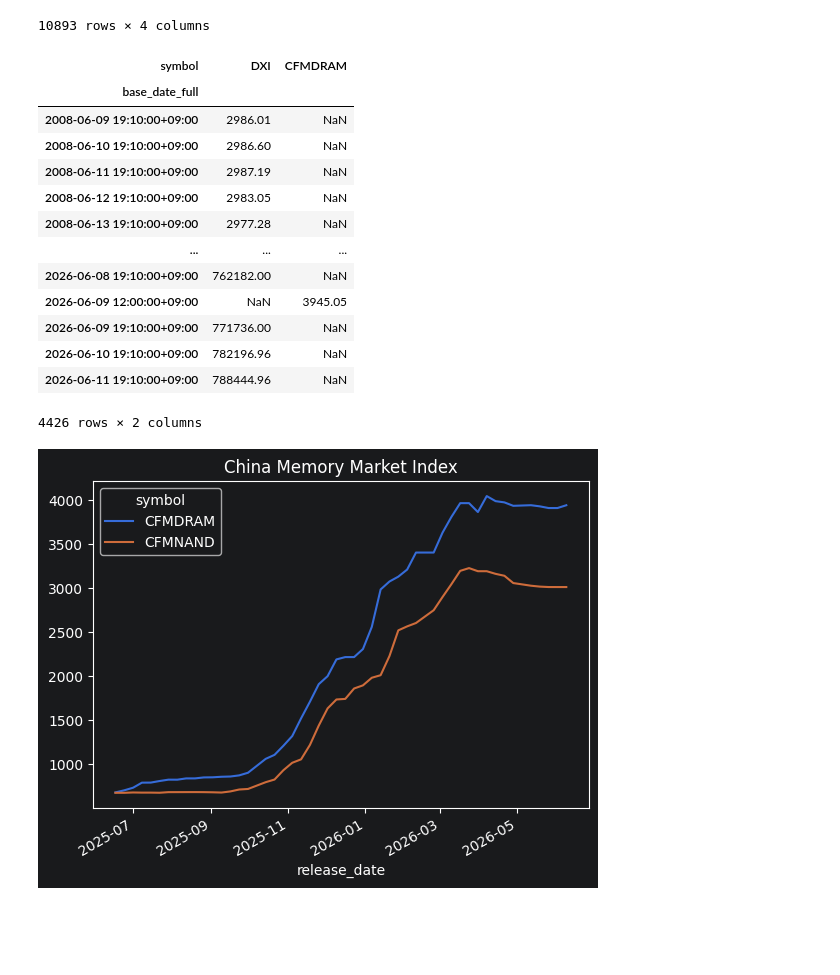
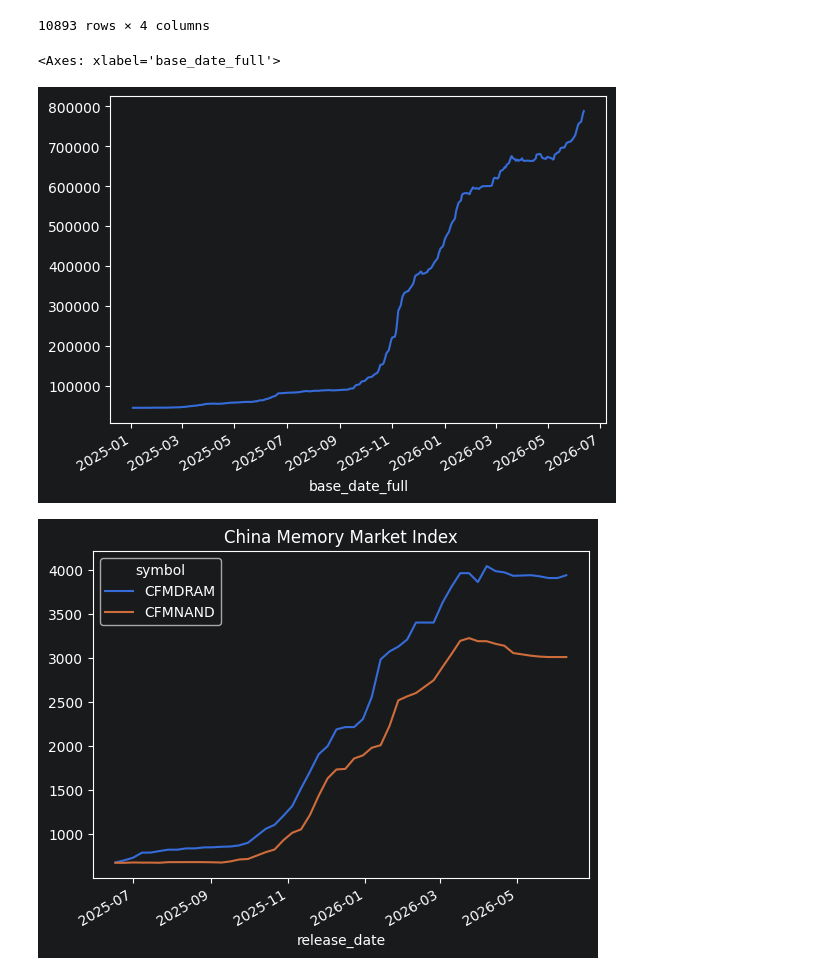
Before and after one commit to Tommylee1013/FinancialData, a Jupyter notebook: Notes/data_valid.ipynb, the cells around one changed output. Cells and saved outputs as stored; diff of their text form; code cells hidden in the pictures; blank space fills up the shorter version.

```diff
--- a/Notes/data_valid.ipynb
+++ b/Notes/data_valid.ipynb
@@ -276,25 +292,15 @@ industry = IndustryService(
     db_path = '../database/alternative_data.duckdb'
 )
 # %%
-industry.get_series(
+sam_ind = industry.get_series(
     symbols = ['DXI','CFMDRAM'],
     full_data = True
 )
-# %% [output]
-| symbol | DXI | CFMDRAM |
-| base_date_full |  |  |
-| 2008-06-09 19:10:00+09:00 | 2986.01 | NaN |
-| 2008-06-10 19:10:00+09:00 | 2986.60 | NaN |
-| 2008-06-11 19:10:00+09:00 | 2987.19 | NaN |
-| 2008-06-12 19:10:00+09:00 | 2983.05 | NaN |
-| 2008-06-13 19:10:00+09:00 | 2977.28 | NaN |
-| ... | ... | ... |
-| 2026-06-08 19:10:00+09:00 | 762182.00 | NaN |
-| 2026-06-09 12:00:00+09:00 | NaN | 3945.05 |
-| 2026-06-09 19:10:00+09:00 | 771736.00 | NaN |
-| 2026-06-10 19:10:00+09:00 | 782196.96 | NaN |
-| 2026-06-11 19:10:00+09:00 | 788444.96 | NaN |
-4426 rows × 2 columns
+# %%
+sam_ind['DXI'].dropna().loc['2025':].plot()
+# %% [output]
+<Axes: xlabel='base_date_full'>
+[figure, added]
 # %%
 industry.get_series(
     symbols = ['CFMDRAM','CFMNAND'],
```
Also changed, not shown: parts of 3 cells of this notebook, 39 other files.
